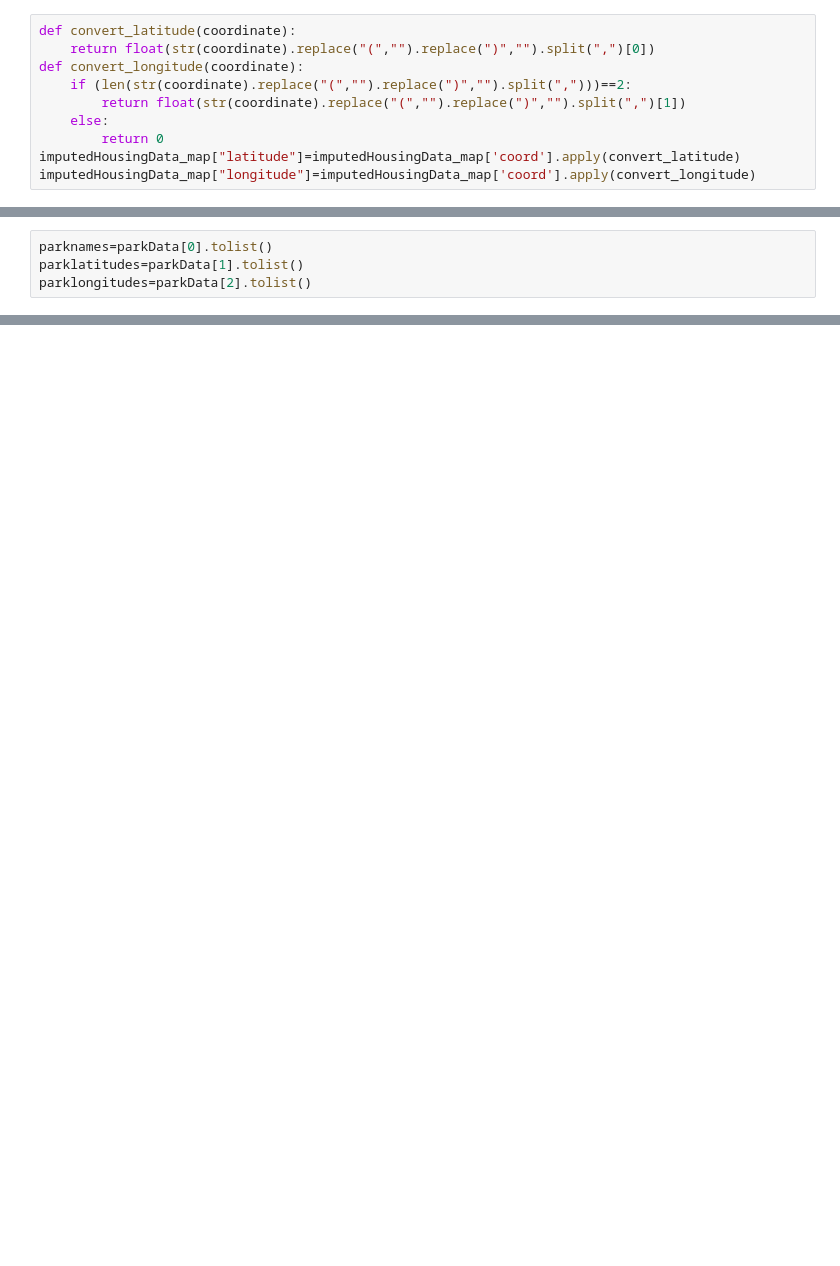
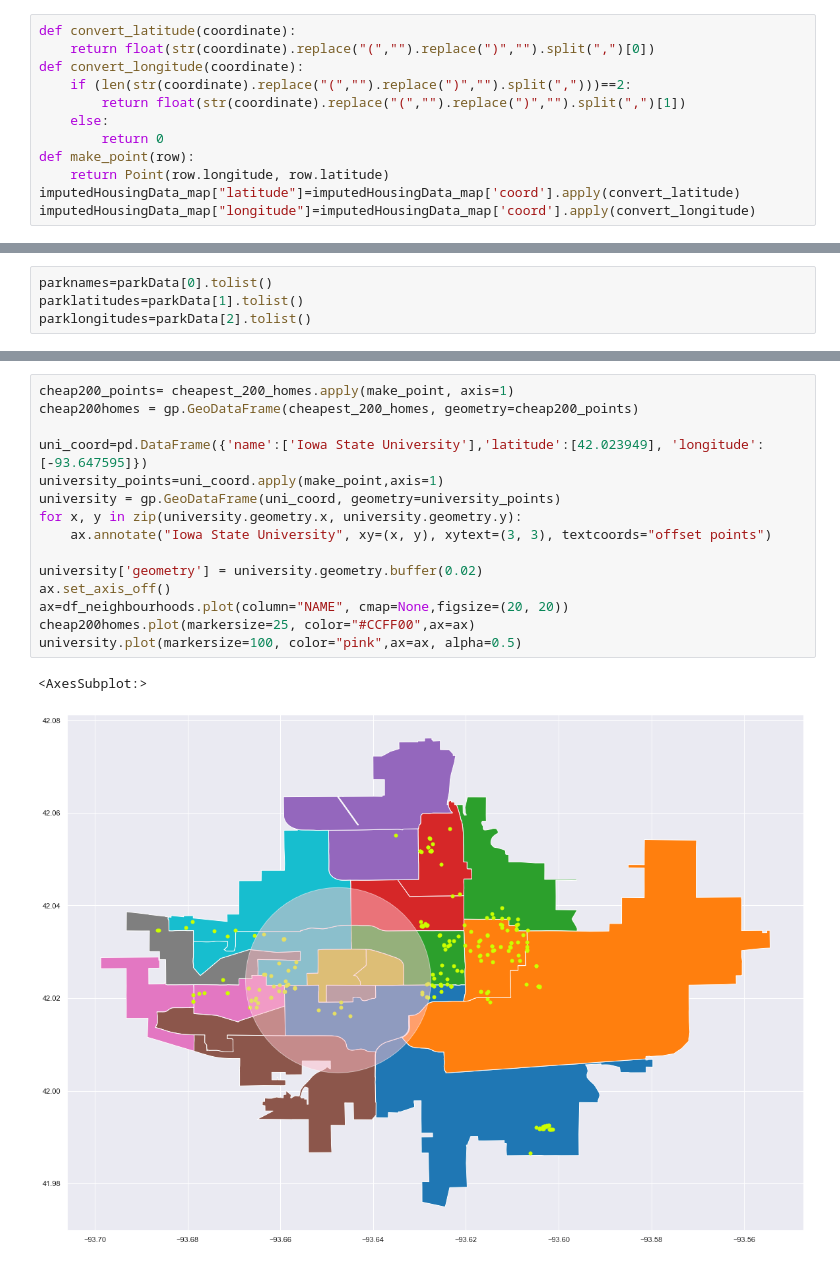
Before and after one commit to sharathc10/ames-predict, a Jupyter notebook: chitra/Visualization Variables.ipynb, the cells around one changed output, grey strips where cells are left out. Saved outputs shown, nothing was run; the diff lists cells and outputs as text; blank space fills up the shorter version.

```diff
--- a/chitra/Visualization Variables.ipynb
+++ b/chitra/Visualization Variables.ipynb
@@ -51,6 +50,8 @@ def convert_longitude(coordinate):
         return float(str(coordinate).replace("(","").replace(")","").split(",")[1])
     else:
         return 0
+def make_point(row):
+    return Point(row.longitude, row.latitude)
 imputedHousingData_map["latitude"]=imputedHousingData_map['coord'].apply(convert_latitude)
 imputedHousingData_map["longitude"]=imputedHousingData_map['coord'].apply(convert_longitude)
 # %%
@@ -79,0 +81,18 @@ gdf.plot(ax=ax,color="blue")
+# %%
+cheap200_points= cheapest_200_homes.apply(make_point, axis=1)
+cheap200homes = gp.GeoDataFrame(cheapest_200_homes, geometry=cheap200_points)
+
+uni_coord=pd.DataFrame({'name':['Iowa State University'],'latitude':[42.023949], 'longitude':[-93.647595]})
+university_points=uni_coord.apply(make_point,axis=1)
+university = gp.GeoDataFrame(uni_coord, geometry=university_points)
+for x, y in zip(university.geometry.x, university.geometry.y):
+    ax.annotate("Iowa State University", xy=(x, y), xytext=(3, 3), textcoords="offset points")
+
+university['geometry'] = university.geometry.buffer(0.02)
+ax.set_axis_off()
+ax=df_neighbourhoods.plot(column="NAME", cmap=None,figsize=(20, 20))
+cheap200homes.plot(markersize=25, color="#CCFF00",ax=ax)
+university.plot(markersize=100, color="pink",ax=ax, alpha=0.5)
+# %% [output]
+<AxesSubplot:>
+[figure, added]
```
Also changed, not shown: parts of 7 cells of this notebook, 1 other file.
